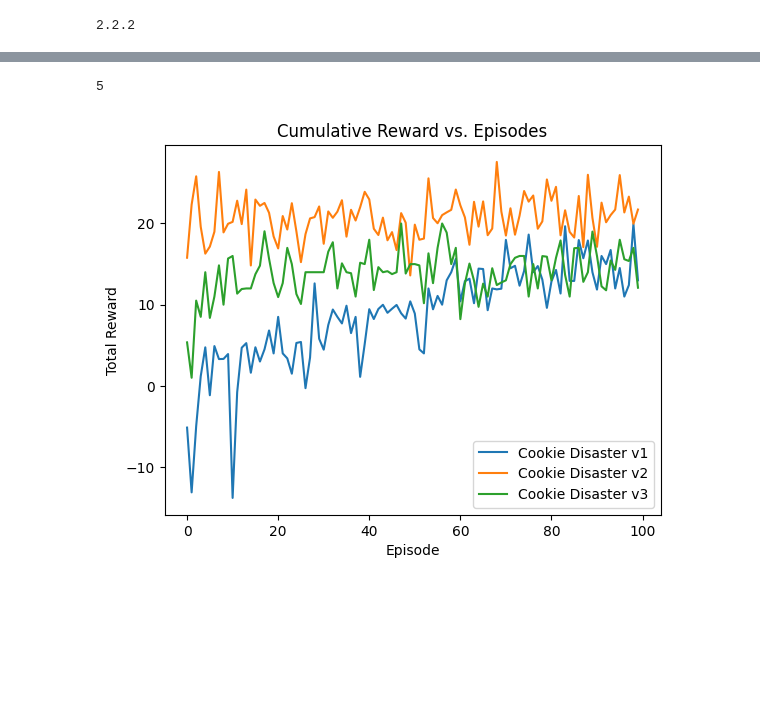
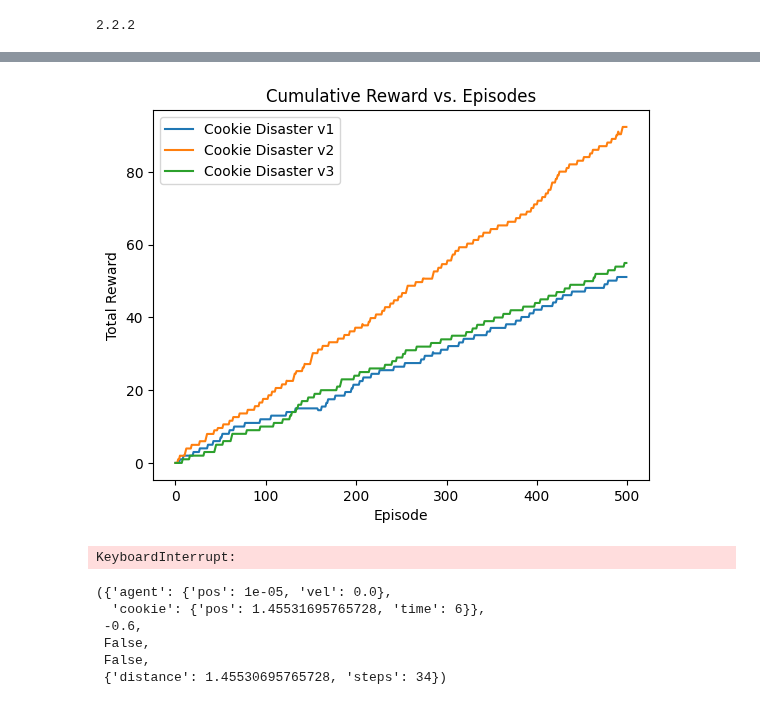
Before and after one commit to saraahmadi3/inf368, a Jupyter notebook: project/task2.ipynb, the cells around one changed output, grey strips where cells are left out. Saved outputs shown, nothing was run; the diff lists cells and outputs as text; code cells hidden in the pictures; blank space fills up the shorter version.

```diff
--- a/project/task2.ipynb
+++ b/project/task2.ipynb
@@ -441,15 +308,11 @@ Results for cookiedisaster-v3: Average Reward: 12.361177763742987
-# %%
-cookie_2.spec.kwargs['config']['width']
-# %% [output]
-5
 # %%
-plt.plot(all_env_results[cookie_1.spec.id], label='Cookie Disaster v1')
-plt.plot(all_env_results[cookie_2.spec.id], label='Cookie Disaster v2')
-plt.plot(all_env_results[cookie_3.spec.id], label='Cookie Disaster v3')
+plt.plot(rewards[0], label='Cookie Disaster v1')
+plt.plot(rewards[1], label='Cookie Disaster v2')
+plt.plot(rewards[2], label='Cookie Disaster v3')
 plt.xlabel('Episode')
 plt.ylabel('Total Reward')
 plt.title('Cumulative Reward vs. Episodes')
 plt.legend()
 plt.show()
 # %% [output]
-[figure, old version]
+[figure, new version]
@@ -455,0 +321,4 @@ plt.show()
+# %%
+test_agent(agent,env)
+# %% [output]
+KeyboardInterrupt:
@@ -455,0 +329,9 @@ plt.show()
+# %%
+env.step(0)
+# %% [output]
+({'agent': {'pos': 1e-05, 'vel': 0.0},
+  'cookie': {'pos': 1.45531695765728, 'time': 6}},
+ -0.6,
+ False,
+ False,
+ {'distance': 1.45530695765728, 'steps': 34})
```
Also changed, not shown: parts of 17 cells of this notebook, 1 other file.
